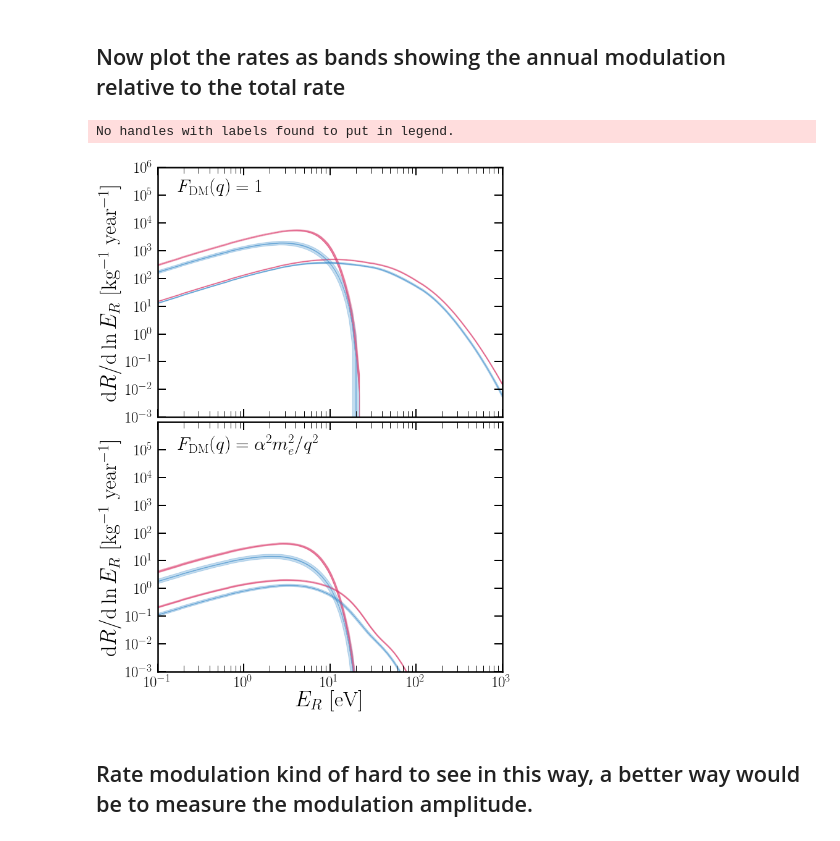
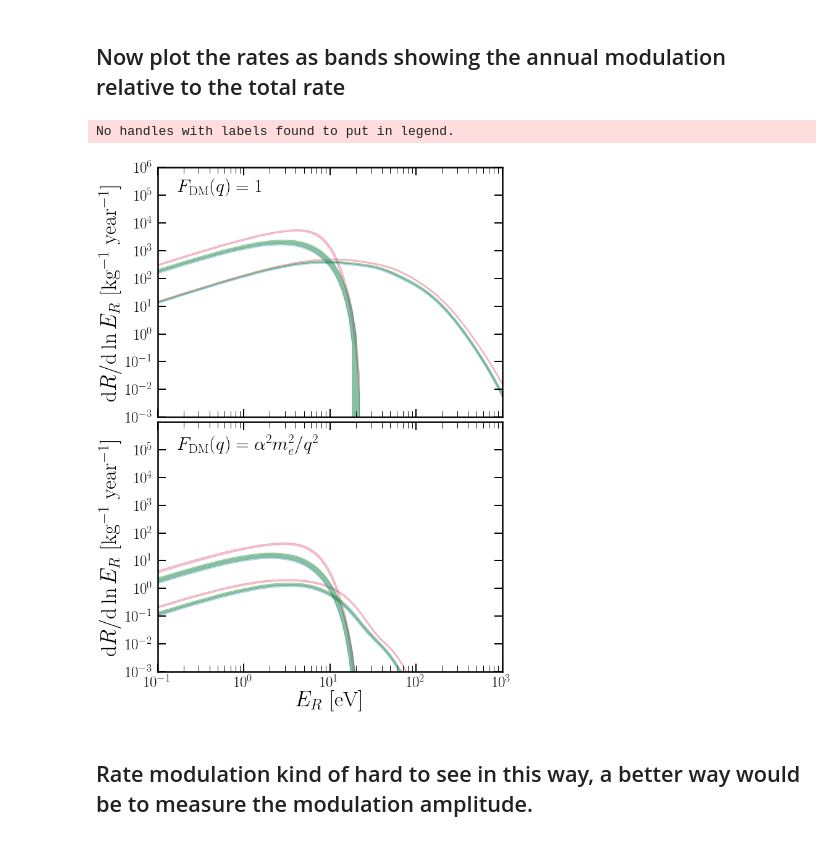
Before and after one commit to anirbandas89/DarkElectronRecoils, a Jupyter notebook: notebooks/AnnualModulation.ipynb, the cells around one changed output. Saved outputs shown, nothing was run; the diff lists cells and outputs as text; code cells hidden in the pictures.

```diff
--- a/notebooks/AnnualModulation.ipynb
+++ b/notebooks/AnnualModulation.ipynb
@@ -166,41 +166,32 @@ xi = 0.1
 R_H = R_H_SHMpp_gf*(1-xi) + R_H_S2_gf*xi
 R_L = R_L_SHMpp_gf*(1-xi) + R_L_S2_gf*xi
 plotHLrange(R_H,R_L,col[1,:],alph=0.3)
 
+plotHLrange(R_H_SHMpp_gf,R_L_SHMpp_gf,'green',alph=0.3)
 
-
-xi = 0.1
-R_H = R_H_SHMpp*(1-xi) + R_H_S1*xi
-R_L = R_L_SHMpp*(1-xi) + R_L_S1*xi
-plotHLrange(R_H,R_L,col[0,:],alph=0.5)
-
-xi = 0.1
-R_H = R_H_SHMpp*(1-xi) + R_H_S2*xi
-R_L = R_L_SHMpp*(1-xi) + R_L_S2*xi
-plotHLrange(R_H,R_L,col[1,:],alph=0.5)
 
 # Tweak ranges on show
 ax1.set_xscale('log')
 ax1.set_yscale('log')
 ax1.set_xlim([0.1,1.0e3])
 ax1.set_ylim([1.0e-3,1.0e6])
 ax1.set_xticklabels([])
 ax2.set_xscale('log')
 ax2.set_yscale('log')
 ax2.set_xlim([0.1,1.0e3])
 ax2.set_ylim([1.0e-3,1.0e6])
 ax1.set_yticks(10.0**arange(-3,7))
 ax2.set_yticks(10.0**arange(-3,6))
 
 # Labels
 ax1.legend(frameon=False,fontsize=25,labelspacing=0.1,borderpad=0.1,handlelength=1)
 plt.gcf().text(0.17,0.84,r'$F_{\rm DM}(q) = 1$',fontsize=30)
 plt.gcf().text(0.17,0.45,r'$F_{\rm DM}(q) = \alpha^2 m^2_e/q^2$',fontsize=30)
 
 # Save
 plt.show()
 fig.savefig('../plots/DMRates_AnnualMod.pdf',bbox_inches='tight')
 fig.savefig('../plots/plots_png/DMRates_AnnualMod.png',bbox_inches='tight')
 # %% [output]
 No handles with labels found to put in legend.
-[figure, old version]
+[figure, new version]
```
Also changed, not shown: parts of 5 cells of this notebook, 11 other files.
